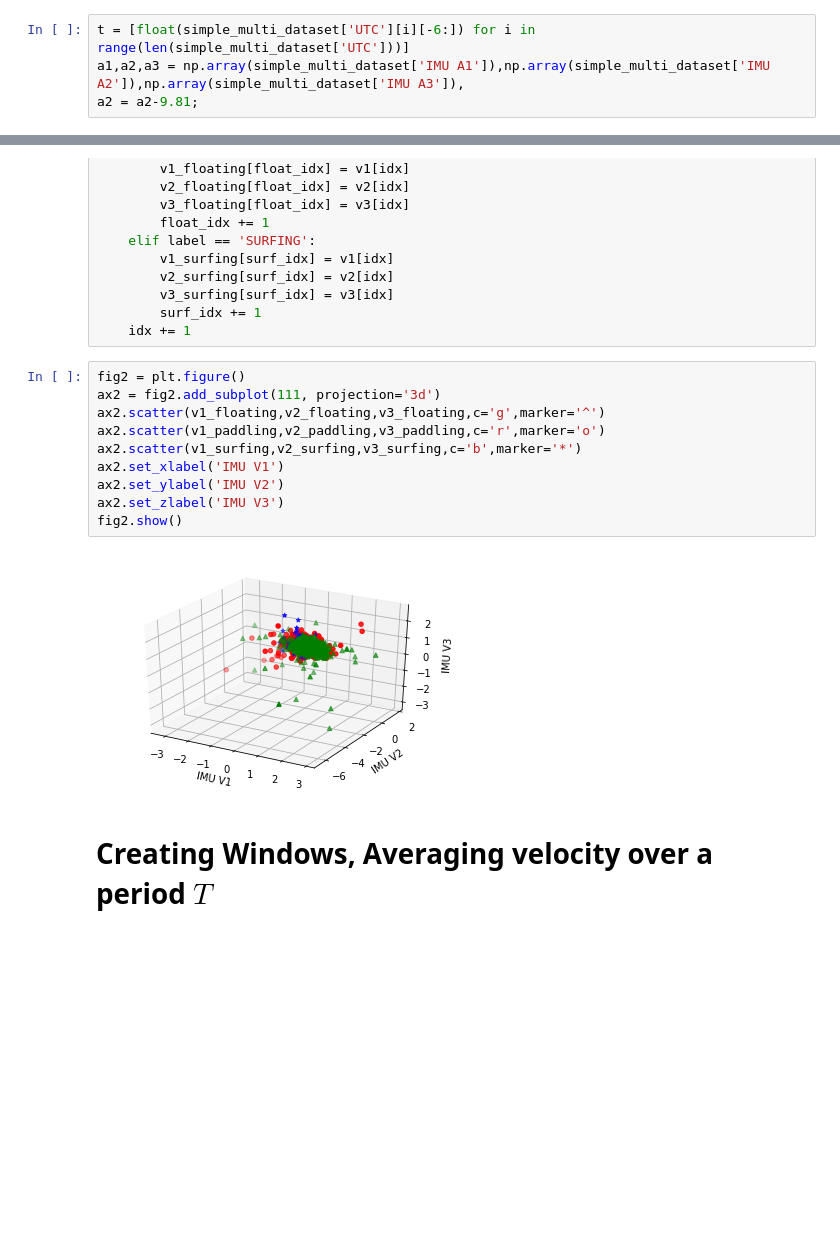
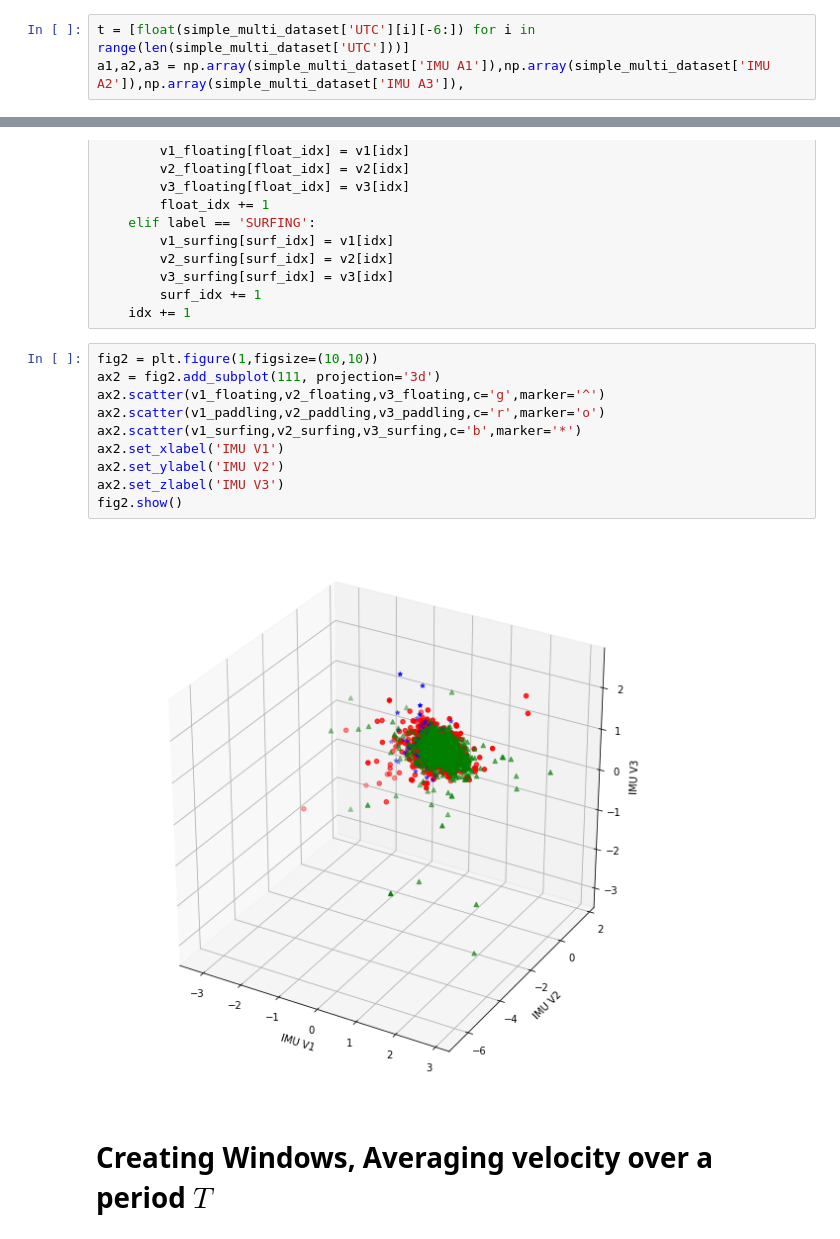
Before and after one commit to skamano/CSE_199H, a Jupyter notebook: velocity_calculation.ipynb, the cells around one changed output, grey strips where cells are left out. Saved outputs shown, nothing was run; the diff lists cells and outputs as text; blank space fills up the shorter version.

```diff
--- a/velocity_calculation.ipynb
+++ b/velocity_calculation.ipynb
@@ -69,7 +69,6 @@ Using the trapezoidal rule, we can approximate the velocity of the fin which giv
 # %%
 t = [float(simple_multi_dataset['UTC'][i][-6:]) for i in range(len(simple_multi_dataset['UTC']))]
 a1,a2,a3 = np.array(simple_multi_dataset['IMU A1']),np.array(simple_multi_dataset['IMU A2']),np.array(simple_multi_dataset['IMU A3']),
-a2 = a2-9.81;
 # %%
 a1,a2,a3
 # %% [output]
@@ -136,17 +135,17 @@ for label in simple_multi_dataset['simple_label']:
         surf_idx += 1
     idx += 1
 # %%
-fig2 = plt.figure()
+fig2 = plt.figure(1,figsize=(10,10))
 ax2 = fig2.add_subplot(111, projection='3d')
 ax2.scatter(v1_floating,v2_floating,v3_floating,c='g',marker='^')
 ax2.scatter(v1_paddling,v2_paddling,v3_paddling,c='r',marker='o')
 ax2.scatter(v1_surfing,v2_surfing,v3_surfing,c='b',marker='*')
 ax2.set_xlabel('IMU V1')
 ax2.set_ylabel('IMU V2')
 ax2.set_zlabel('IMU V3')
 fig2.show()
 # %% [output]
-[figure, old version]
+[figure, new version]
 # %% [markdown]
 # Creating Windows, Averaging velocity over a period $T$
 # %% [markdown]
```
Also changed, not shown: parts of 7 cells of this notebook, 4 other files.
